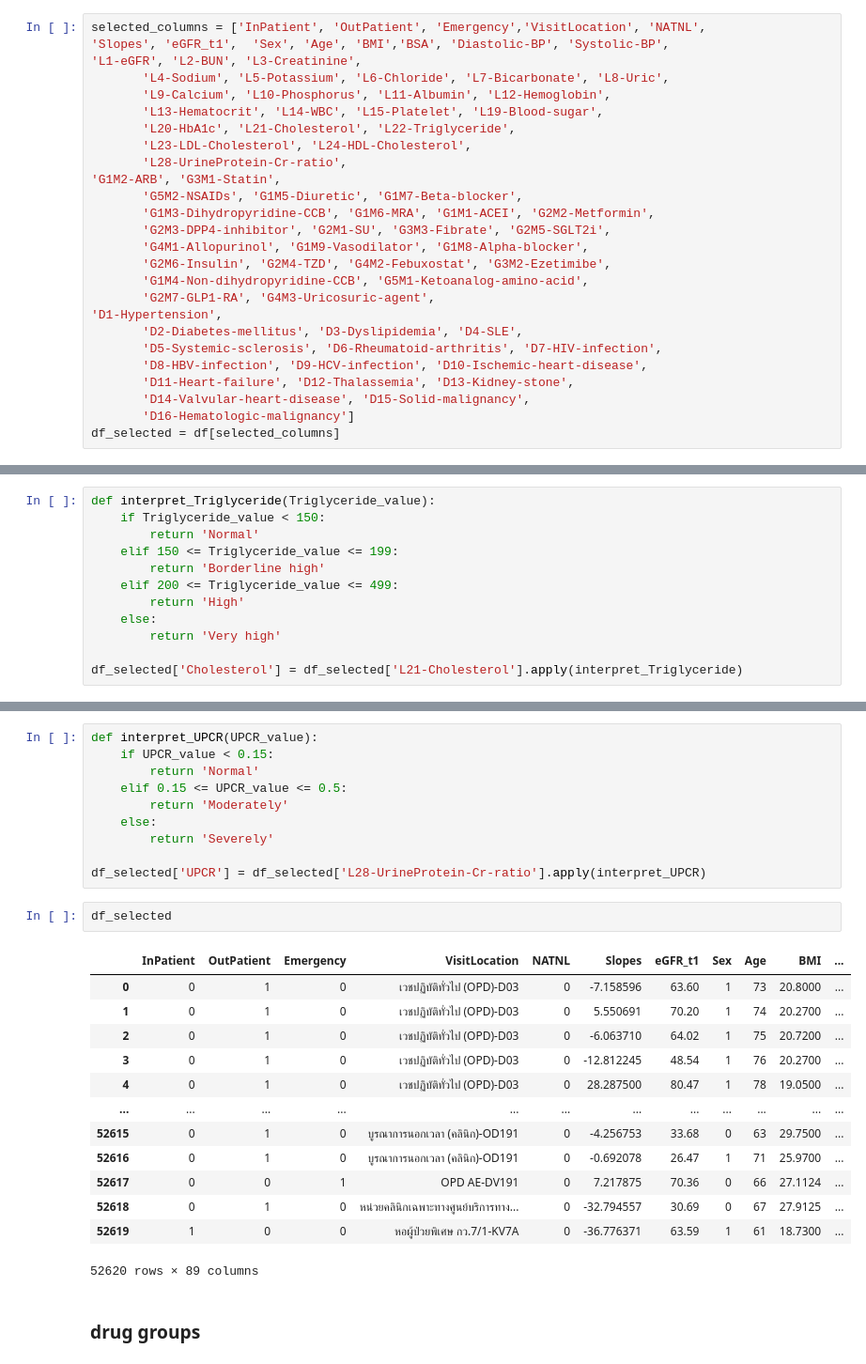
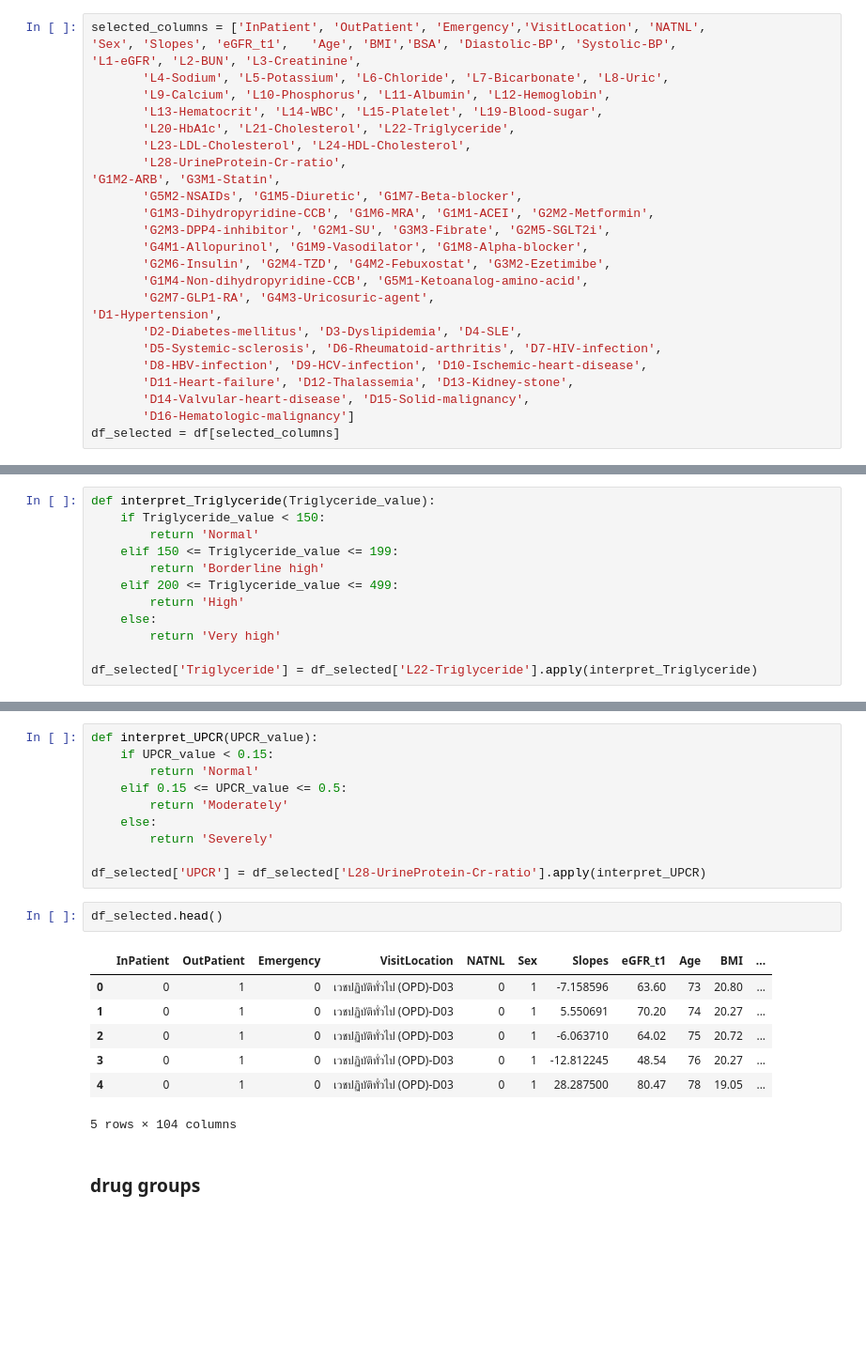
Before and after one commit to Aomaphisara/ULckdresearch2023, a Jupyter notebook: Association_rule.ipynb, the cells around one changed output, grey strips where cells are left out. Shown at 94% size. Cells and saved outputs as stored; diff of their text form; blank space fills up the shorter version.

```diff
--- a/Association_rule.ipynb
+++ b/Association_rule.ipynb
@@ -45,7 +43,7 @@ df.shape
 (52620, 83)
 # %%
 selected_columns = ['InPatient', 'OutPatient', 'Emergency','VisitLocation', 'NATNL',
-'Slopes', 'eGFR_t1',  'Sex', 'Age', 'BMI','BSA', 'Diastolic-BP', 'Systolic-BP',
+'Sex', 'Slopes', 'eGFR_t1',   'Age', 'BMI','BSA', 'Diastolic-BP', 'Systolic-BP',
 'L1-eGFR', 'L2-BUN', 'L3-Creatinine',
        'L4-Sodium', 'L5-Potassium', 'L6-Chloride', 'L7-Bicarbonate', 'L8-Uric',
        'L9-Calcium', 'L10-Phosphorus', 'L11-Albumin', 'L12-Hemoglobin',
@@ -774,7 +720,7 @@ def interpret_Triglyceride(Triglyceride_value):
     else:
         return 'Very high'
 
-df_selected['Cholesterol'] = df_selected['L21-Cholesterol'].apply(interpret_Triglyceride)
+df_selected['Triglyceride'] = df_selected['L22-Triglyceride'].apply(interpret_Triglyceride)
 # %% [markdown]
 ###Cholesterol
 # %% [markdown]
@@ -853,21 +799,15 @@ def interpret_UPCR(UPCR_value):
 
 df_selected['UPCR'] = df_selected['L28-UrineProtein-Cr-ratio'].apply(interpret_UPCR)
 # %%
-df_selected
+df_selected.head()
 # %% [output]
-|  | InPatient | OutPatient | Emergency | VisitLocation | NATNL | Slopes | eGFR_t1 | Sex | Age | BMI | ... |
-| 0 | 0 | 1 | 0 | เวชปฏิบัติทั่วไป (OPD)-D03 | 0 | -7.158596 | 63.60 | 1 | 73 | 20.8000 | ... |
-| 1 | 0 | 1 | 0 | เวชปฏิบัติทั่วไป (OPD)-D03 | 0 | 5.550691 | 70.20 | 1 | 74 | 20.2700 | ... |
-| 2 | 0 | 1 | 0 | เวชปฏิบัติทั่วไป (OPD)-D03 | 0 | -6.063710 | 64.02 | 1 | 75 | 20.7200 | ... |
-| 3 | 0 | 1 | 0 | เวชปฏิบัติทั่วไป (OPD)-D03 | 0 | -12.812245 | 48.54 | 1 | 76 | 20.2700 | ... |
-| 4 | 0 | 1 | 0 | เวชปฏิบัติทั่วไป (OPD)-D03 | 0 | 28.287500 | 80.47 | 1 | 78 | 19.0500 | ... |
-| ... | ... | ... | ... | ... | ... | ... | ... | ... | ... | ... | ... |
-| 52615 | 0 | 1 | 0 | บูรณาการนอกเวลา (คลินิก)-OD191 | 0 | -4.256753 | 33.68 | 0 | 63 | 29.7500 | ... |
-| 52616 | 0 | 1 | 0 | บูรณาการนอกเวลา (คลินิก)-OD191 | 0 | -0.692078 | 26.47 | 1 | 71 | 25.9700 | ... |
-| 52617 | 0 | 0 | 1 | OPD AE-DV191 | 0 | 7.217875 | 70.36 | 0 | 66 | 27.1124 | ... |
-| 52618 | 0 | 1 | 0 | หน่วยคลินิกเฉพาะทางศูนย์บริการทาง... | 0 | -32.794557 | 30.69 | 0 | 67 | 27.9125 | ... |
-| 52619 | 1 | 0 | 0 | หอผู้ป่วยพิเศษ กว.7/1-KV7A | 0 | -36.776371 | 63.59 | 1 | 61 | 18.7300 | ... |
+|  | InPatient | OutPatient | Emergency | VisitLocation | NATNL | Sex | Slopes | eGFR_t1 | Age | BMI | ... |
+| 0 | 0 | 1 | 0 | เวชปฏิบัติทั่วไป (OPD)-D03 | 0 | 1 | -7.158596 | 63.60 | 73 | 20.80 | ... |
+| 1 | 0 | 1 | 0 | เวชปฏิบัติทั่วไป (OPD)-D03 | 0 | 1 | 5.550691 | 70.20 | 74 | 20.27 | ... |
+| 2 | 0 | 1 | 0 | เวชปฏิบัติทั่วไป (OPD)-D03 | 0 | 1 | -6.063710 | 64.02 | 75 | 20.72 | ... |
+| 3 | 0 | 1 | 0 | เวชปฏิบัติทั่วไป (OPD)-D03 | 0 | 1 | -12.812245 | 48.54 | 76 | 20.27 | ... |
+| 4 | 0 | 1 | 0 | เวชปฏิบัติทั่วไป (OPD)-D03 | 0 | 1 | 28.287500 | 80.47 | 78 | 19.05 | ... |
-52620 rows × 89 columns
+5 rows × 104 columns
 # %% [markdown]
 ### drug groups
 # %%
```
Also changed, not shown: parts of 18 cells of this notebook.
